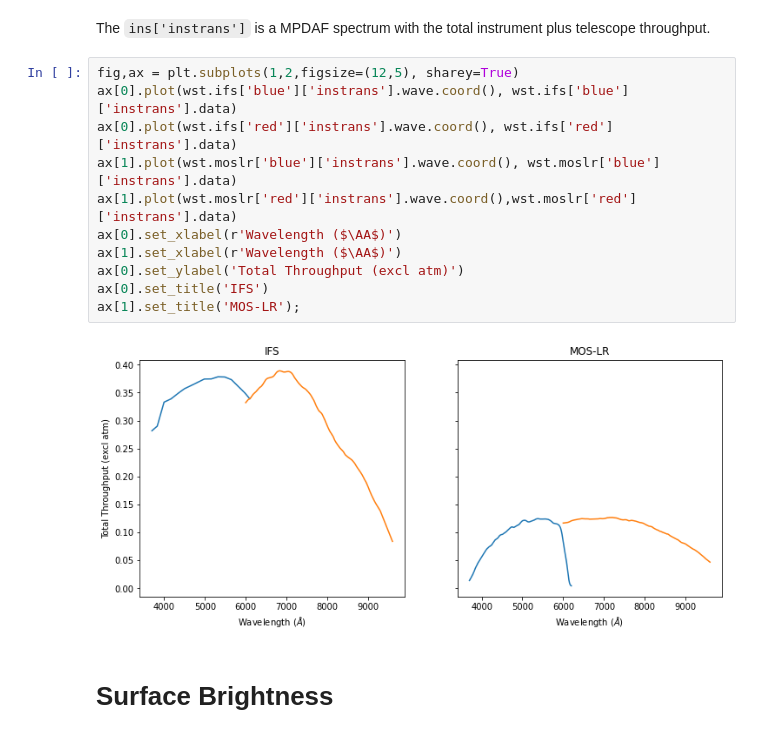
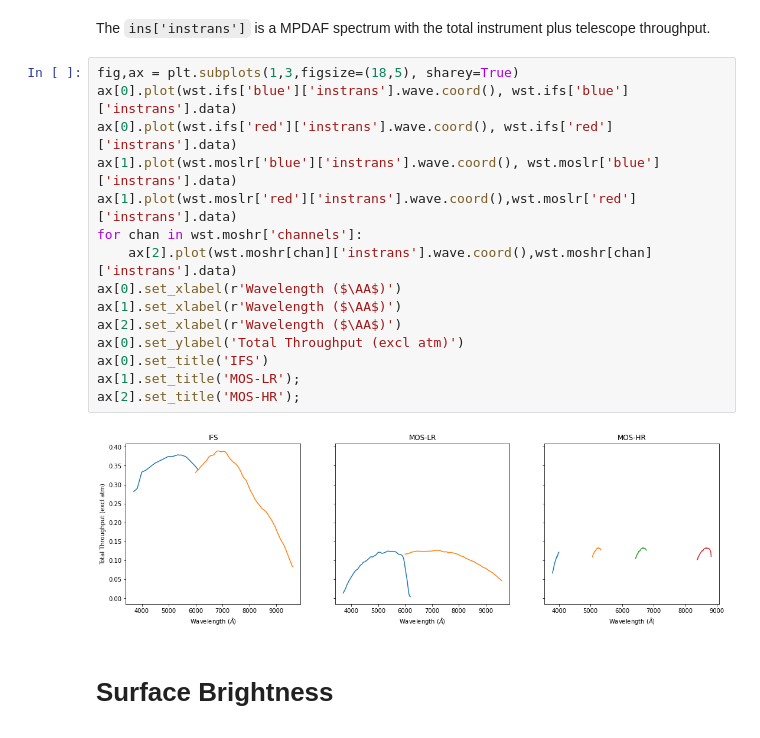
Before and after one commit to RolandBacon/pyetc, a Jupyter notebook: docs/tutorial.ipynb, the cells around one changed output. Drawn from its saved outputs; the diff is of its cells as text.

```diff
--- a/docs/tutorial.ipynb
+++ b/docs/tutorial.ipynb
@@ -110,18 +120,22 @@ ax[1].set_title('MOS-LR');
 # %% [markdown]
 The `ins['instrans']` is a MPDAF spectrum with the total instrument plus telescope throughput.
 # %%
-fig,ax = plt.subplots(1,2,figsize=(12,5), sharey=True)
+fig,ax = plt.subplots(1,3,figsize=(18,5), sharey=True)
 ax[0].plot(wst.ifs['blue']['instrans'].wave.coord(), wst.ifs['blue']['instrans'].data)
 ax[0].plot(wst.ifs['red']['instrans'].wave.coord(), wst.ifs['red']['instrans'].data)
 ax[1].plot(wst.moslr['blue']['instrans'].wave.coord(), wst.moslr['blue']['instrans'].data)
 ax[1].plot(wst.moslr['red']['instrans'].wave.coord(),wst.moslr['red']['instrans'].data)
+for chan in wst.moshr['channels']:
+    ax[2].plot(wst.moshr[chan]['instrans'].wave.coord(),wst.moshr[chan]['instrans'].data)
 ax[0].set_xlabel(r'Wavelength ($\AA$)')
 ax[1].set_xlabel(r'Wavelength ($\AA$)')
+ax[2].set_xlabel(r'Wavelength ($\AA$)')
 ax[0].set_ylabel('Total Throughput (excl atm)')
 ax[0].set_title('IFS')
 ax[1].set_title('MOS-LR');
+ax[2].set_title('MOS-HR');
 # %% [output]
-[figure, old version]
+[figure, new version]
 # %% [markdown]
 # Surface Brightness
 # %% [markdown]
```
Also changed, not shown: parts of 14 cells of this notebook.
